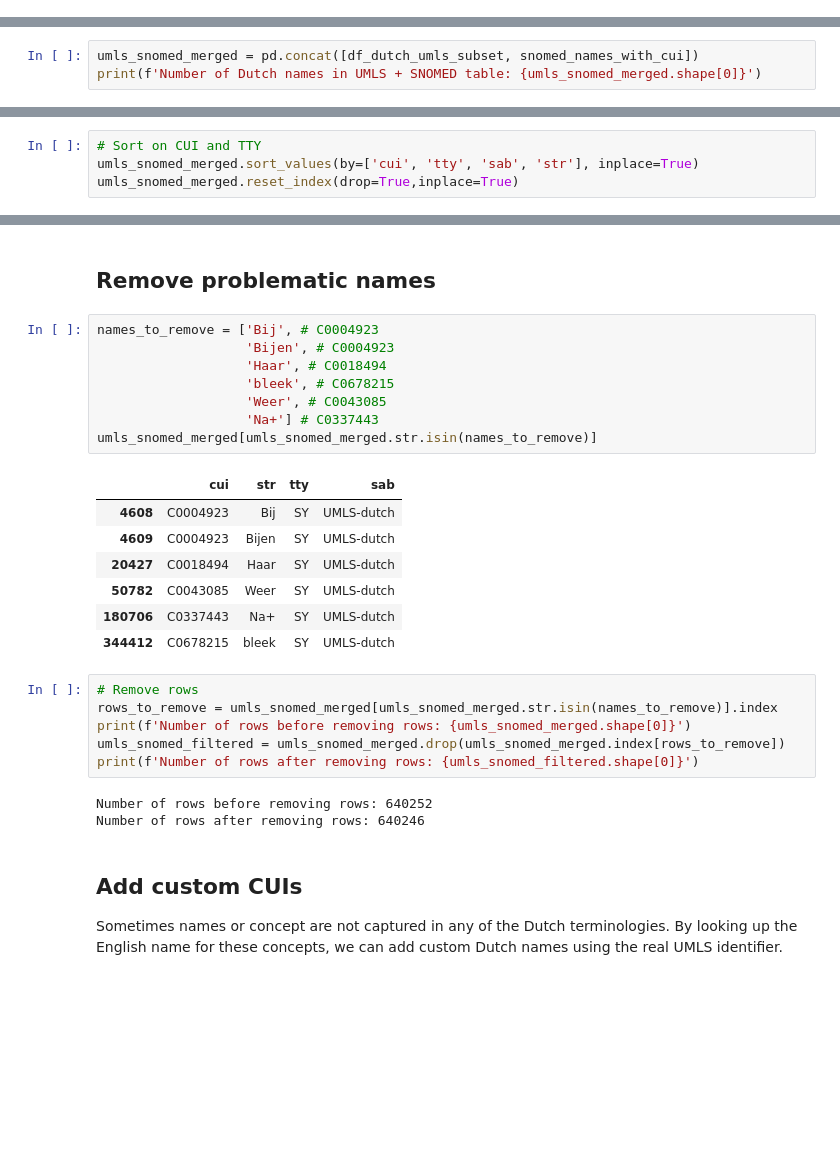
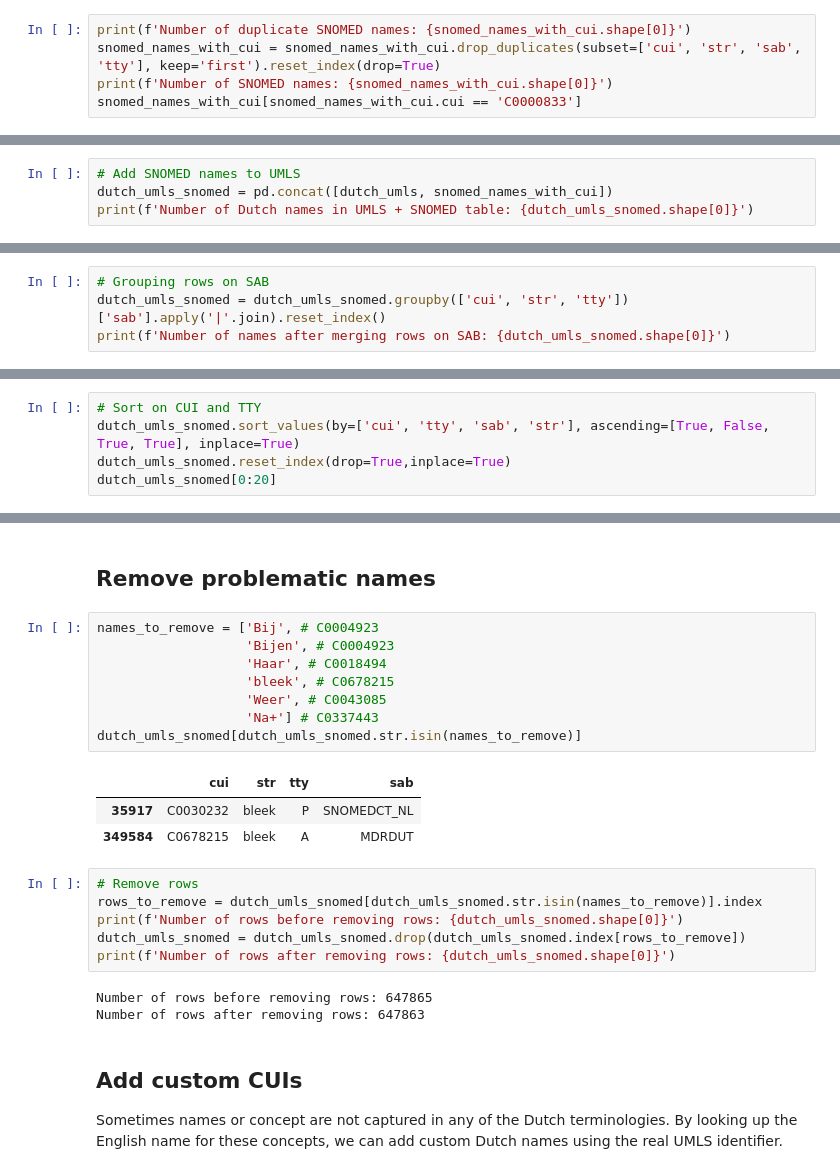
Before and after one commit to umcu/dutch-medical-concepts, a Jupyter notebook: dutch-umls_to_concept-table.ipynb, the cells around one changed output, grey strips where cells are left out. Drawn from its saved outputs; the diff is of its cells as text; blank space fills up the shorter version.

```diff
--- a/dutch-umls_to_concept-table.ipynb
+++ b/dutch-umls_to_concept-table.ipynb
@@ -320,0 +417,5 @@ snomed_names_to_skip_df.head()
+# %%
+print(f'Number of duplicate SNOMED names: {snomed_names_with_cui.shape[0]}')
+snomed_names_with_cui = snomed_names_with_cui.drop_duplicates(subset=['cui', 'str', 'sab', 'tty'], keep='first').reset_index(drop=True)
+print(f'Number of SNOMED names: {snomed_names_with_cui.shape[0]}')
+snomed_names_with_cui[snomed_names_with_cui.cui == 'C0000833']
@@ -321,4 +429,5 @@ snomed_names_to_skip_df.head()
 # %%
-umls_snomed_merged = pd.concat([df_dutch_umls_subset, snomed_names_with_cui])
-print(f'Number of Dutch names in UMLS + SNOMED table: {umls_snomed_merged.shape[0]}')
+# Add SNOMED names to UMLS
+dutch_umls_snomed = pd.concat([dutch_umls, snomed_names_with_cui])
+print(f'Number of Dutch names in UMLS + SNOMED table: {dutch_umls_snomed.shape[0]}')
 # %% [output]
@@ -334,0 +435,4 @@ umls_snomed_merged.head()
+# %%
+# Grouping rows on SAB
+dutch_umls_snomed = dutch_umls_snomed.groupby(['cui', 'str', 'tty'])['sab'].apply('|'.join).reset_index()
+print(f'Number of names after merging rows on SAB: {dutch_umls_snomed.shape[0]}')
@@ -335,4 +441,5 @@ umls_snomed_merged.head()
 # %%
 # Sort on CUI and TTY
-umls_snomed_merged.sort_values(by=['cui', 'tty', 'sab', 'str'], inplace=True)
-umls_snomed_merged.reset_index(drop=True,inplace=True)
+dutch_umls_snomed.sort_values(by=['cui', 'tty', 'sab', 'str'], ascending=[True, False, True, True], inplace=True)
+dutch_umls_snomed.reset_index(drop=True,inplace=True)
+dutch_umls_snomed[0:20]
@@ -341,28 +481,24 @@ umls_snomed_merged.reset_index(drop=True,inplace=True)
 # %%
 names_to_remove = ['Bij', # C0004923
                    'Bijen', # C0004923
                    'Haar', # C0018494
                    'bleek', # C0678215
                    'Weer', # C0043085
                    'Na+'] # C0337443
-umls_snomed_merged[umls_snomed_merged.str.isin(names_to_remove)]
+dutch_umls_snomed[dutch_umls_snomed.str.isin(names_to_remove)]
 # %% [output]
 |  | cui | str | tty | sab |
-| 4608 | C0004923 | Bij | SY | UMLS-dutch |
-| 4609 | C0004923 | Bijen | SY | UMLS-dutch |
-| 20427 | C0018494 | Haar | SY | UMLS-dutch |
-| 50782 | C0043085 | Weer | SY | UMLS-dutch |
-| 180706 | C0337443 | Na+ | SY | UMLS-dutch |
-| 344412 | C0678215 | bleek | SY | UMLS-dutch |
+| 35917 | C0030232 | bleek | P | SNOMEDCT_NL |
+| 349584 | C0678215 | bleek | A | MDRDUT |
 # %%
 # Remove rows
-rows_to_remove = umls_snomed_merged[umls_snomed_merged.str.isin(names_to_remove)].index
-print(f'Number of rows before removing rows: {umls_snomed_merged.shape[0]}')
-umls_snomed_filtered = umls_snomed_merged.drop(umls_snomed_merged.index[rows_to_remove])
-print(f'Number of rows after removing rows: {umls_snomed_filtered.shape[0]}')
+rows_to_remove = dutch_umls_snomed[dutch_umls_snomed.str.isin(names_to_remove)].index
+print(f'Number of rows before removing rows: {dutch_umls_snomed.shape[0]}')
+dutch_umls_snomed = dutch_umls_snomed.drop(dutch_umls_snomed.index[rows_to_remove])
+print(f'Number of rows after removing rows: {dutch_umls_snomed.shape[0]}')
 # %% [output]
-Number of rows before removing rows: 640252
-Number of rows after removing rows: 640246
+Number of rows before removing rows: 647865
+Number of rows after removing rows: 647863
 # %% [markdown]
 ## Add custom CUIs
 Sometimes names or concept are not captured in any of the Dutch terminologies. By looking up the English name for these concepts, we can add custom Dutch names using the real UMLS identifier.
```
Also changed, not shown: parts of 76 cells of this notebook, 3 other files.
